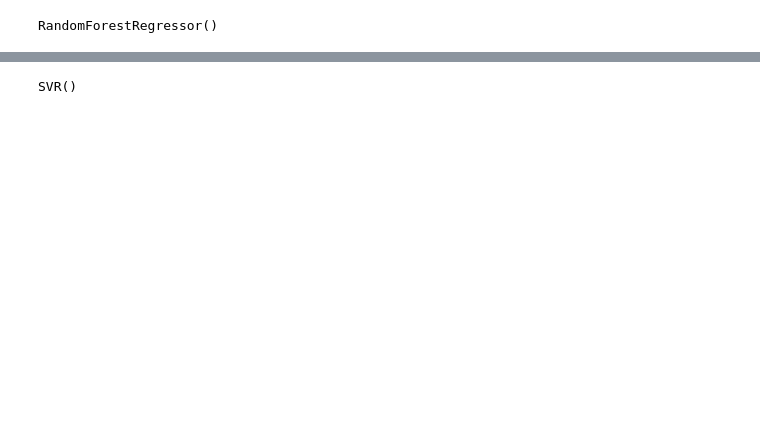
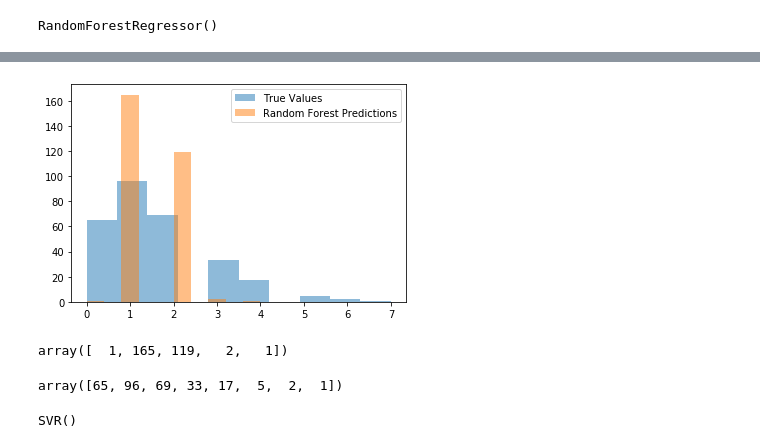
Before and after one commit to Link20222/SaudiLeague, a Jupyter notebook: Modeling.ipynb, the cells around one changed output, grey strips where cells are left out. Saved outputs shown, nothing was run; the diff lists cells and outputs as text; code cells hidden in the pictures; blank space fills up the shorter version.

```diff
--- a/Modeling.ipynb
+++ b/Modeling.ipynb
@@ -606,6 +529,9 @@ from sklearn.metrics import mean_squared_error, accuracy_score
 # %%
 train_data.drop(np.where(train_data["team_goals"]>3)[0], inplace=True)
 test_data.drop(np.where(test_data["team_goals"]>3)[0], inplace=True)
+
+train_data.drop(columns=["fixture_id" ,'opponent_goals'], inplace=True)
+test_data.drop(columns=["fixture_id" ,'opponent_goals'], inplace=True)
 # %%
 from sklearn.ensemble import RandomForestRegressor
 # %%
@@ -613,9 +541,9 @@ model_rf = RandomForestRegressor()
 # %%
-model_rf.fit(train_data.drop(columns=["fixture_id", "team_goals", 'opponent_goals']), train_data["team_goals"])
+model_rf.fit(train_data.drop(columns=["team_goals"]), train_data["team_goals"])
 # %% [output]
 RandomForestRegressor()
 # %%
-preds_rf = np.round(model_rf.predict(test_data.drop(columns=["fixture_id", "team_goals", 'opponent_goals'])))
+preds_rf = model_rf.predict(test_data.drop("team_goals", axis=1))
 # %%
 mean_squared_error(test_data.team_goals, preds_rf)
 # %% [output]
@@ -626,0 +551,2 @@ accuracy_score(test_data.team_goals, preds_rf)
+# %%
+preds_rf = np.round(target_scaler.inverse_transform(np.array(preds_rf.reshape(-1,1))))
@@ -627,3 +576,17 @@ accuracy_score(test_data.team_goals, preds_rf)
+# %%
+plt.hist(true_values, alpha = 0.5, label="True Values");
+plt.hist(preds_rf, alpha = 0.5, label="Random Forest Predictions");
+plt.legend();
+# %% [output]
+[figure, added]
+# %%
+np.bincount([int(x) for x in preds_rf])
+# %% [output]
+array([  1, 165, 119,   2,   1])
+# %%
+np.bincount([int(x) for x in true_values])
+# %% [output]
+array([65, 96, 69, 33, 17,  5,  2,  1])
 # %%
 model_sv = sklearn.svm.SVR()
 # %%
```
Also changed, not shown: parts of 88 cells of this notebook.
